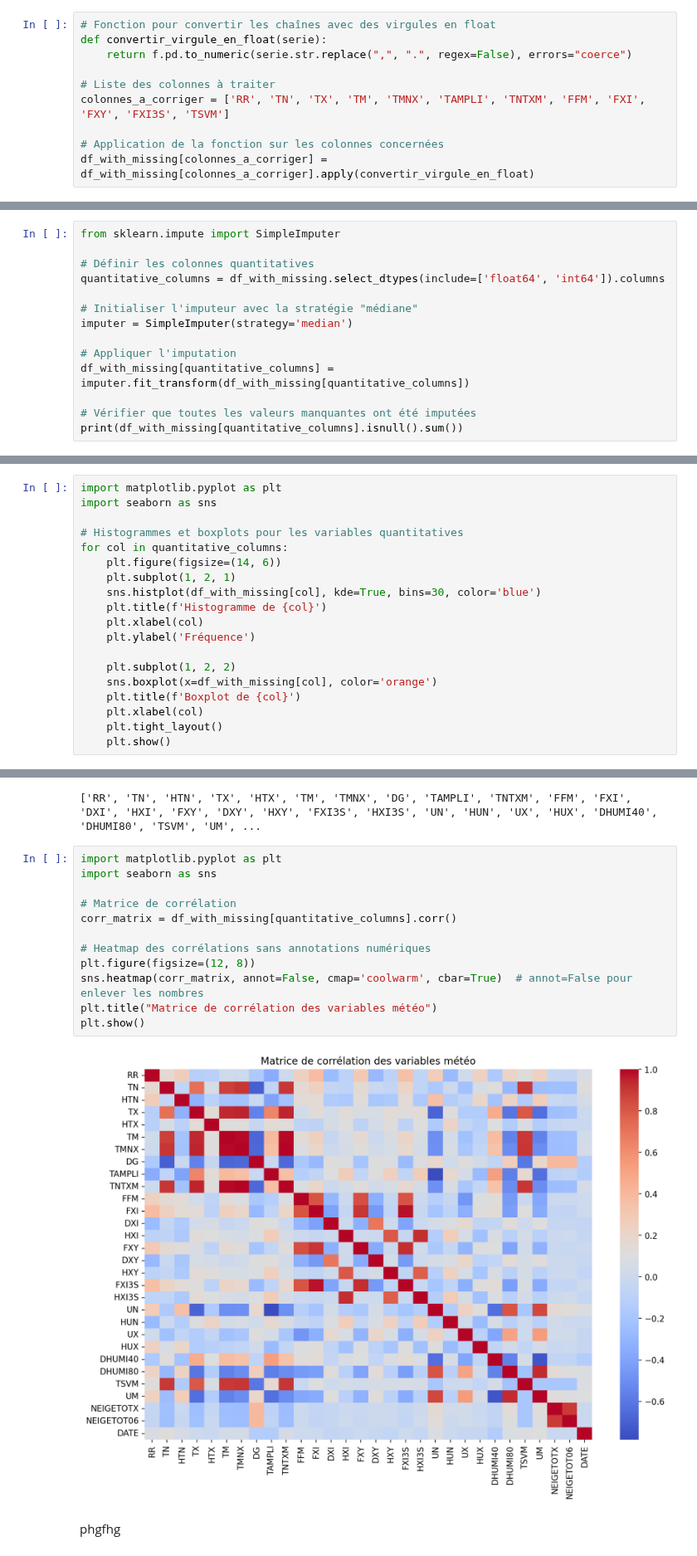
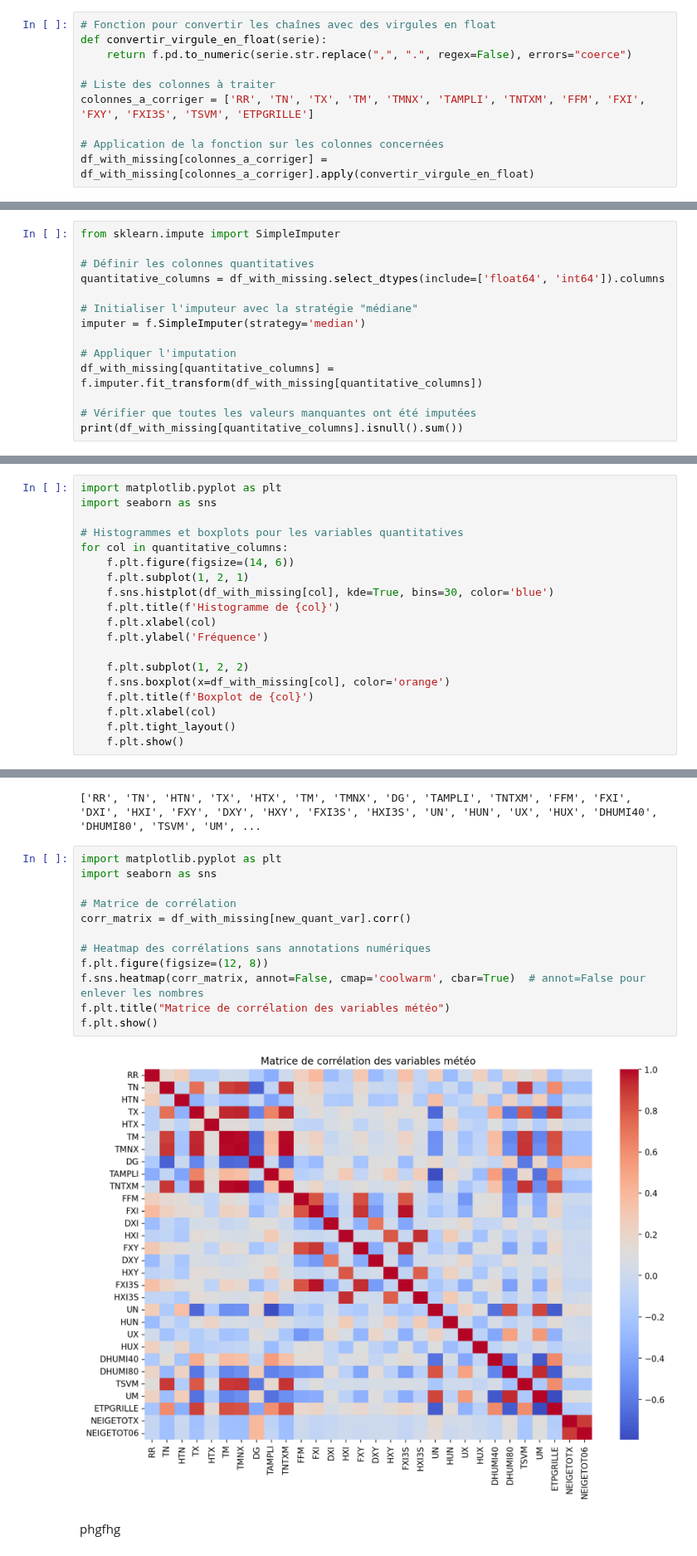
Before and after one commit to laureineCompaore/ProjetPython, a Jupyter notebook: Paloma_stat_desc.ipynb, the cells around one changed output, grey strips where cells are left out. Shown at 83% size. Saved outputs shown, nothing was run; the diff lists cells and outputs as text.

```diff
--- a/Paloma_stat_desc.ipynb
+++ b/Paloma_stat_desc.ipynb
@@ -204,7 +187,7 @@ def convertir_virgule_en_float(serie):
     return f.pd.to_numeric(serie.str.replace(",", ".", regex=False), errors="coerce")
 
 # Liste des colonnes à traiter
-colonnes_a_corriger = ['RR', 'TN', 'TX', 'TM', 'TMNX', 'TAMPLI', 'TNTXM', 'FFM', 'FXI', 'FXY', 'FXI3S', 'TSVM']
+colonnes_a_corriger = ['RR', 'TN', 'TX', 'TM', 'TMNX', 'TAMPLI', 'TNTXM', 'FFM', 'FXI', 'FXY', 'FXI3S', 'TSVM', 'ETPGRILLE']
 
 # Application de la fonction sur les colonnes concernées
 df_with_missing[colonnes_a_corriger] = df_with_missing[colonnes_a_corriger].apply(convertir_virgule_en_float)
@@ -233,10 +216,10 @@ from sklearn.impute import SimpleImputer
 quantitative_columns = df_with_missing.select_dtypes(include=['float64', 'int64']).columns
 
 # Initialiser l'imputeur avec la stratégie "médiane"
-imputer = SimpleImputer(strategy='median')
+imputer = f.SimpleImputer(strategy='median')
 
 # Appliquer l'imputation
-df_with_missing[quantitative_columns] = imputer.fit_transform(df_with_missing[quantitative_columns])
+df_with_missing[quantitative_columns] = f.imputer.fit_transform(df_with_missing[quantitative_columns])
 
 # Vérifier que toutes les valeurs manquantes ont été imputées
 print(df_with_missing[quantitative_columns].isnull().sum())
@@ -319,19 +302,19 @@ import seaborn as sns
 
 # Histogrammes et boxplots pour les variables quantitatives
 for col in quantitative_columns:
-    plt.figure(figsize=(14, 6))
-    plt.subplot(1, 2, 1)
-    sns.histplot(df_with_missing[col], kde=True, bins=30, color='blue')
-    plt.title(f'Histogramme de {col}')
-    plt.xlabel(col)
-    plt.ylabel('Fréquence')
+    f.plt.figure(figsize=(14, 6))
+    f.plt.subplot(1, 2, 1)
+    f.sns.histplot(df_with_missing[col], kde=True, bins=30, color='blue')
+    f.plt.title(f'Histogramme de {col}')
+    f.plt.xlabel(col)
+    f.plt.ylabel('Fréquence')
 
-    plt.subplot(1, 2, 2)
-    sns.boxplot(x=df_with_missing[col], color='orange')
-    plt.title(f'Boxplot de {col}')
-    plt.xlabel(col)
-    plt.tight_layout()
-    plt.show()
+    f.plt.subplot(1, 2, 2)
+    f.sns.boxplot(x=df_with_missing[col], color='orange')
+    f.plt.title(f'Boxplot de {col}')
+    f.plt.xlabel(col)
+    f.plt.tight_layout()
+    f.plt.show()
 # %% [output]
 [figure]
 [figure]
@@ -469,16 +452,16 @@ print(new_quant_var)
 # %%
 import matplotlib.pyplot as plt
 import seaborn as sns
 
 # Matrice de corrélation
-corr_matrix = df_with_missing[quantitative_columns].corr()
+corr_matrix = df_with_missing[new_quant_var].corr()
 
 # Heatmap des corrélations sans annotations numériques
-plt.figure(figsize=(12, 8))
-sns.heatmap(corr_matrix, annot=False, cmap='coolwarm', cbar=True)  # annot=False pour enlever les nombres
-plt.title("Matrice de corrélation des variables météo")
-plt.show()
+f.plt.figure(figsize=(12, 8))
+f.sns.heatmap(corr_matrix, annot=False, cmap='coolwarm', cbar=True)  # annot=False pour enlever les nombres
+f.plt.title("Matrice de corrélation des variables météo")
+f.plt.show()
 # %% [output]
-[figure, old version]
+[figure, new version]
 # %% [markdown]
 phgfhg
```
Also changed, not shown: parts of 13 cells of this notebook, 1 other file.
